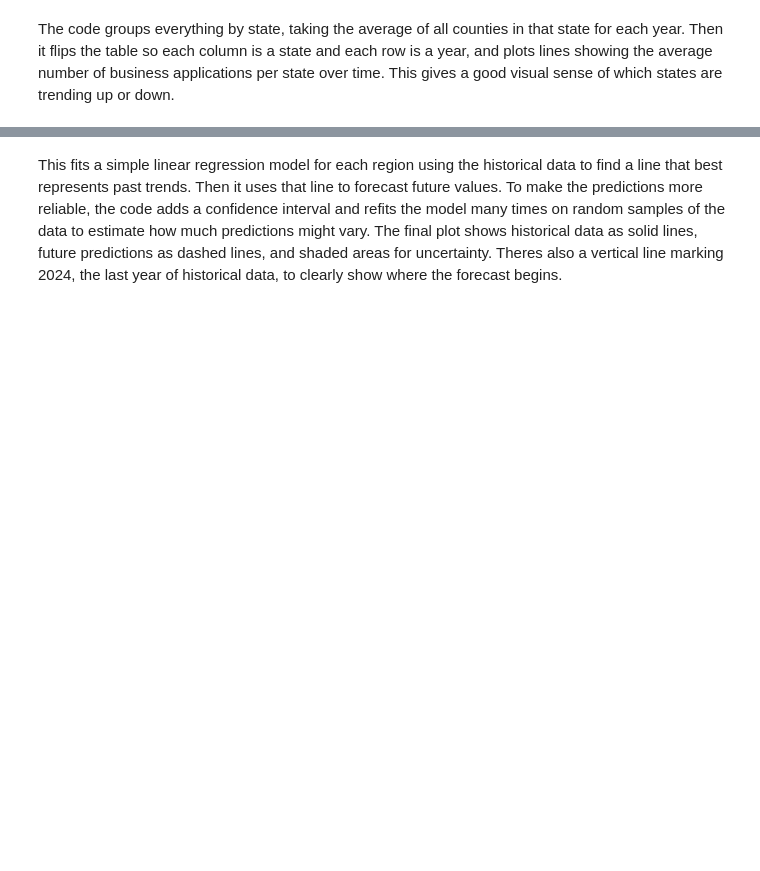
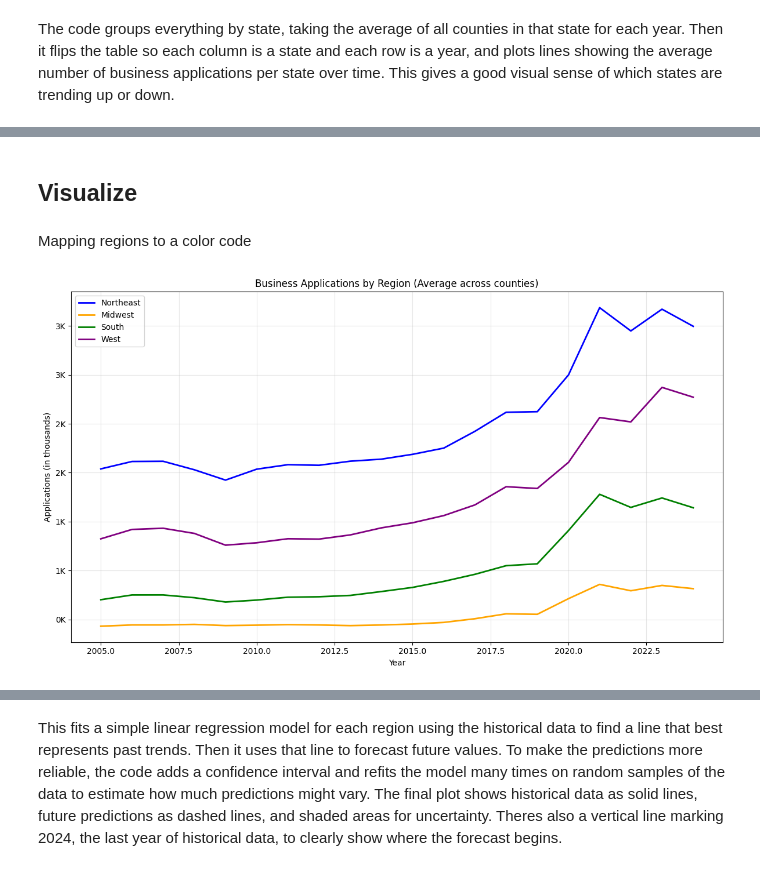
Before and after one commit to C-A-Rodriguez/DSP1, a Jupyter notebook: dsp.ipynb, the cells around one changed output, grey strips where cells are left out. Saved outputs shown, nothing was run; the diff lists cells and outputs as text; code cells hidden in the pictures; blank space fills up the shorter version.

Commit message:
Updates to Format & Readme

```diff
--- a/dsp.ipynb
+++ b/dsp.ipynb
@@ -79,4 +117,13 @@ The code groups everything by state, taking the average of all counties in that
 # %%
 # Define the formatter
 def thousands_formatter(x, pos):
+    """
+    Helps format some of the data by dividing it by 1000
+
+    Args:
+        x : The value to be formated
+
+    Returns:
+       number with the k place
+    """
     return f'{int(x/1000)}K'
@@ -125,9 +161,3 @@ regions = {
         'AK', 'CA', 'HI', 'OR', 'WA'
     ]
 }
-
-#Compute regional averages
-region_trends = pd.DataFrame(index=year_cols)
-for region, states in regions.items():
-    #Take the mean across all states belonging to that region
-    region_trends[region] = df1[df1['State'].isin(states)][year_cols].mean()
@@ -201,0 +270,28 @@ The graph shows that new business activity has been increasing across the United
+# %% [markdown]
+## Visualize
+# %% [markdown]
+Mapping regions to a color code
+# %%
+REGION_COLORS = {
+    "Northeast": "blue",
+    "Midwest":   "orange",
+    "South":     "green",
+    "West":      "purple",
+}
+# %%
+region_trends_mean = get_region_means(df1, regions, year_cols)
+
+plt.figure(figsize=(12, 7))
+for r in region_trends_mean.columns:
+    plt.plot(region_trends_mean.index, region_trends_mean[r].values,
+             label=r, color=REGION_COLORS[r], linewidth=2)
+plt.title("Business Applications by Region (Average across counties)")
+plt.xlabel("Year")
+plt.ylabel("Applications (in thousands)")
+plt.gca().yaxis.set_major_formatter(FuncFormatter(thousands_formatter))
+plt.grid(alpha=0.3)
+plt.legend()
+plt.tight_layout()
+plt.show()
+# %% [output]
+[figure, added]
```
Also changed, not shown: parts of 30 cells of this notebook, 1 other file.
